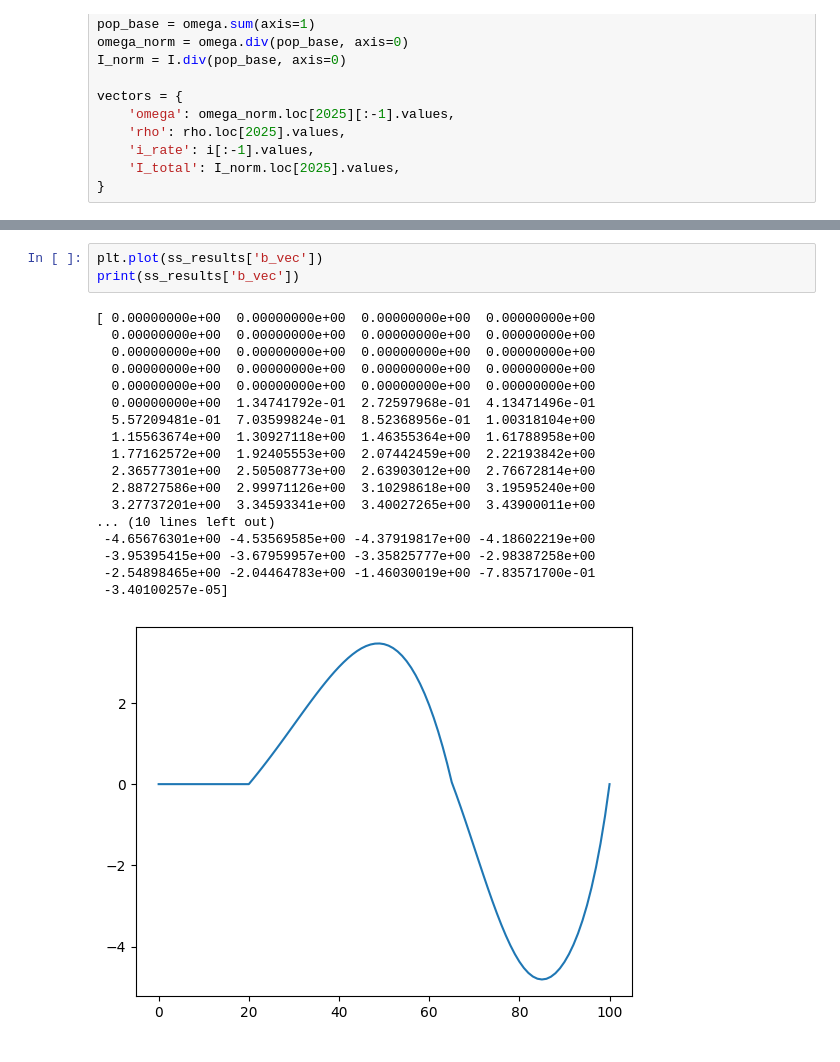
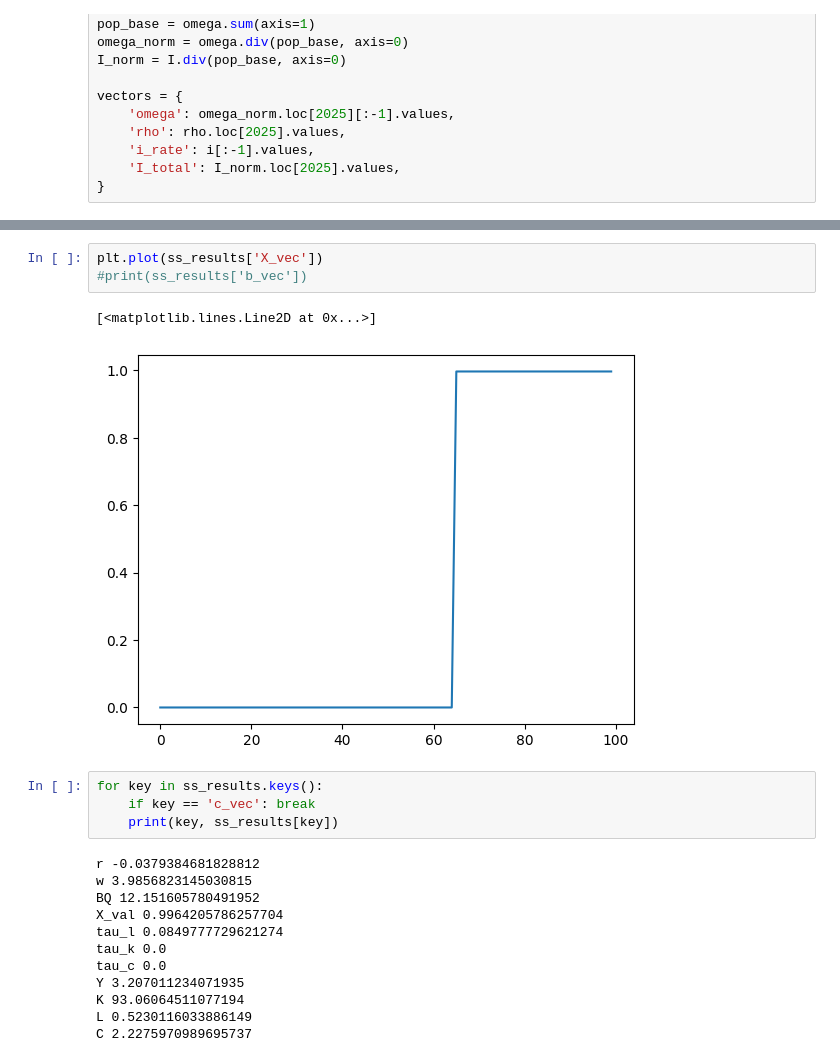
Before and after one commit to Gandolier/Cost_of_ageing_OLG, a Jupyter notebook: Interface (via Notebooks)/Tests.ipynb, the cells around one changed output, grey strips where cells are left out. Cells and saved outputs as stored; diff of their text form.

```diff
--- a/Interface (via Notebooks)/Tests.ipynb
+++ b/Interface (via Notebooks)/Tests.ipynb
@@ -152,23 +152,23 @@ Max iterations reached or solver failed.
 # %%
-plt.plot(ss_results['b_vec'])
-print(ss_results['b_vec'])
+plt.plot(ss_results['X_vec'])
+#print(ss_results['b_vec'])
 # %% [output]
-[ 0.00000000e+00  0.00000000e+00  0.00000000e+00  0.00000000e+00
-  0.00000000e+00  0.00000000e+00  0.00000000e+00  0.00000000e+00
-  0.00000000e+00  0.00000000e+00  0.00000000e+00  0.00000000e+00
-  0.00000000e+00  0.00000000e+00  0.00000000e+00  0.00000000e+00
-  0.00000000e+00  0.00000000e+00  0.00000000e+00  0.00000000e+00
-  0.00000000e+00  1.34741792e-01  2.72597968e-01  4.13471496e-01
-  5.57209481e-01  7.03599824e-01  8.52368956e-01  1.00318104e+00
-  1.15563674e+00  1.30927118e+00  1.46355364e+00  1.61788958e+00
-  1.77162572e+00  1.92405553e+00  2.07442459e+00  2.22193842e+00
-  2.36577301e+00  2.50508773e+00  2.63903012e+00  2.76672814e+00
-  2.88727586e+00  2.99971126e+00  3.10298618e+00  3.19595240e+00
-  3.27737201e+00  3.34593341e+00  3.40027265e+00  3.43900011e+00
-... (10 lines left out)
- -4.65676301e+00 -4.53569585e+00 -4.37919817e+00 -4.18602219e+00
- -3.95395415e+00 -3.67959957e+00 -3.35825777e+00 -2.98387258e+00
- -2.54898465e+00 -2.04464783e+00 -1.46030019e+00 -7.83571700e-01
- -3.40100257e-05]
+[<matplotlib.lines.Line2D at 0x...>]
-[figure, old version]
+[figure, new version]
+# %%
+for key in ss_results.keys():
+    if key == 'c_vec': break
+    print(key, ss_results[key])
+# %% [output]
+r -0.0379384681828812
+w 3.9856823145030815
+BQ 12.151605780491952
+X_val 0.9964205786257704
+tau_l 0.0849777729621274
+tau_k 0.0
+tau_c 0.0
+Y 3.207011234071935
+K 93.06064511077194
+L 0.5230116033886149
+C 2.2275970989695737
 # %%
```
Also changed, not shown: parts of 2 cells of this notebook, 2 other files.
